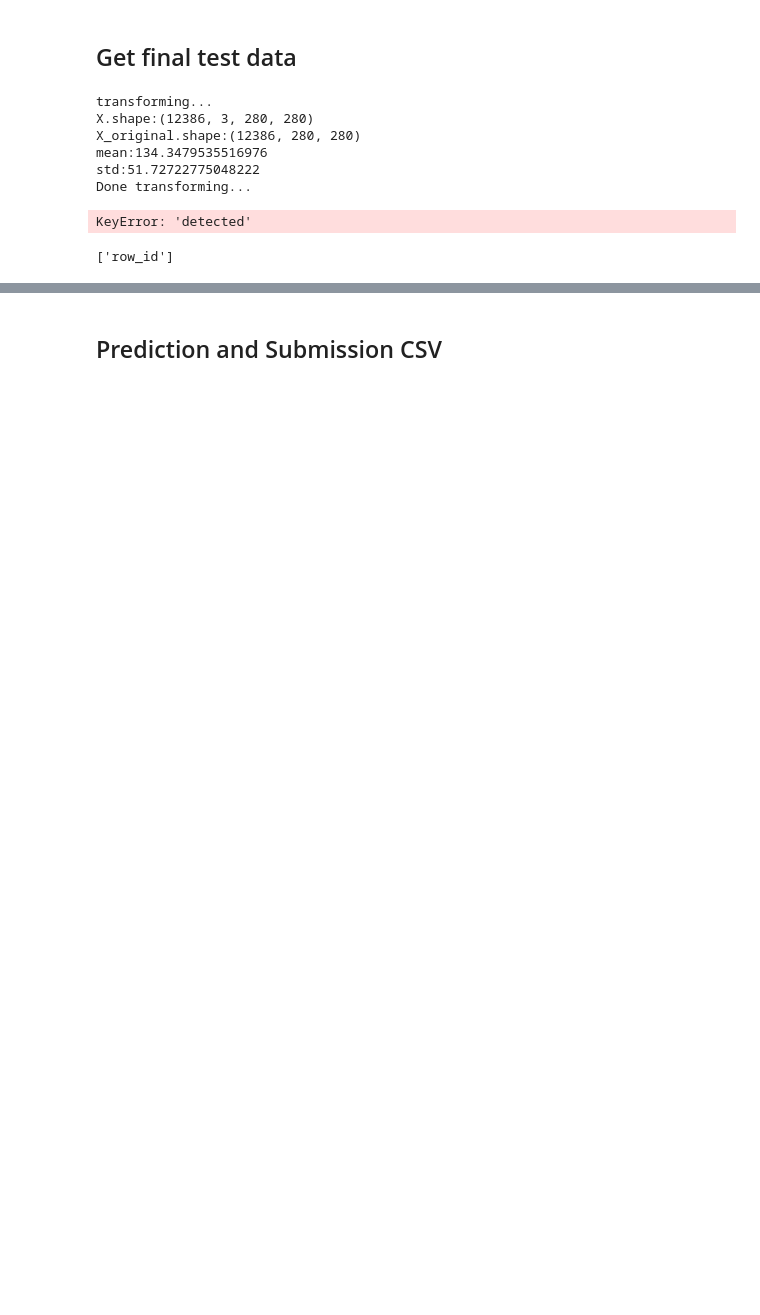
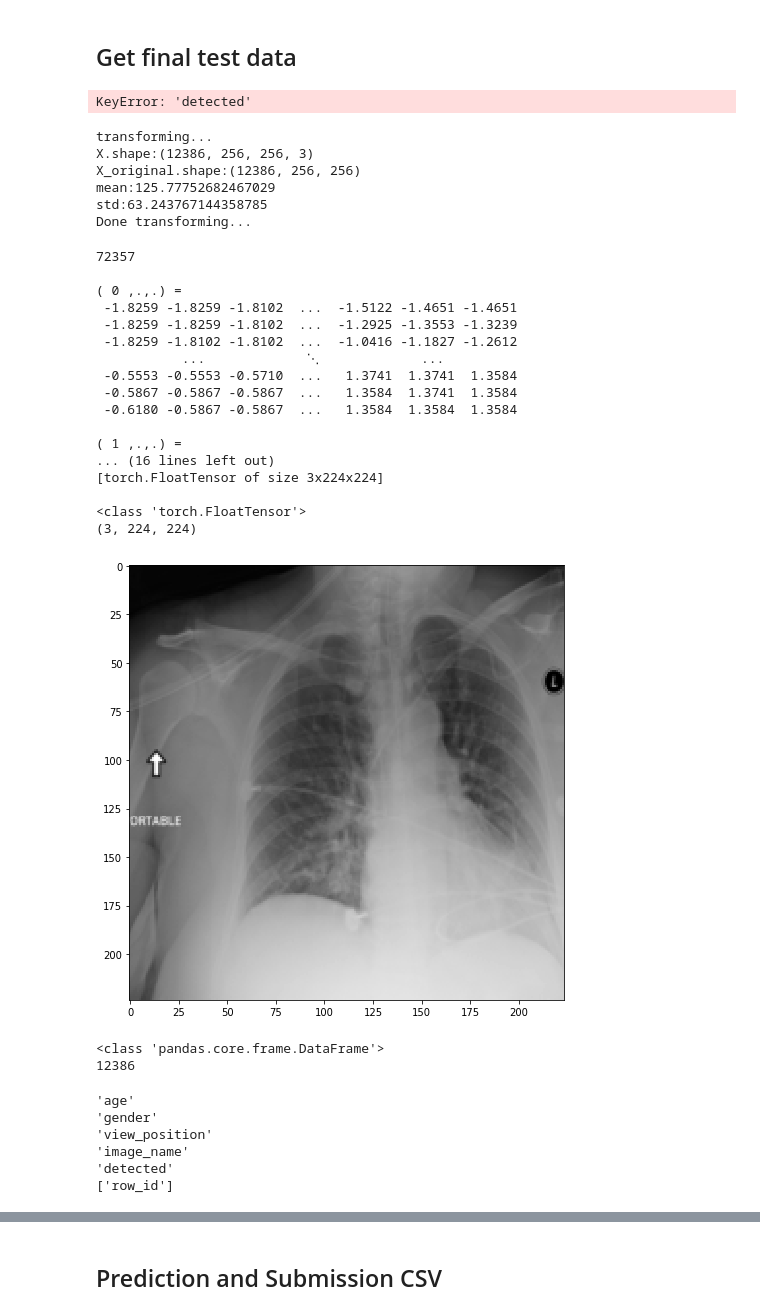
Before and after one commit to yanzhen0923/dl4cvproject, a Jupyter notebook: code/final_project.ipynb, the cells around one changed output, grey strips where cells are left out. Drawn from its saved outputs; the diff is of its cells as text; code cells hidden in the pictures; blank space fills up the shorter version.

```diff
--- a/code/final_project.ipynb
+++ b/code/final_project.ipynb
@@ -223,24 +271,56 @@ Test set accuracy: 0.314243
 # %% [markdown]
 ## Get final test data
-# %%
-from yz.data_utils import get_Cancer_datasets
-csv_full_name = '/home/hpc/pr92no/ga42cih2/Projects/dl4cvproject/data/test.csv'
-img_folder_full_name = '/home/hpc/pr92no/ga42cih2/Projects/dl4cvproject/data/test_400'
-test_X, csv_test = get_Cancer_datasets(csv_full_name=csv_full_name,img_folder_full_name=img_folder_full_name, mode='upload')
-# %% [output]
-transforming...
-X.shape:(12386, 3, 280, 280)
-X_original.shape:(12386, 280, 280)
-mean:134.3479535516976
-std:51.72722775048222
-Done transforming...
 # %%
 v = csv_test['detected'].values
 # %% [output]
 KeyError: 'detected'
+# %%
+from yz.data_utils import get_Cancer_datasets
+csv_full_name = '/home/hpc/pr92no/ga42cih2/Projects/dl4cvproject/data/test.csv'
+img_folder_full_name = '/home/hpc/pr92no/ga42cih2/Projects/dl4cvproject/data/test_256'
+test_X, csv_test = get_Cancer_datasets(csv_full_name=csv_full_name,img_folder_full_name=img_folder_full_name, mode='upload')
+# %% [output]
+transforming...
+X.shape:(12386, 256, 256, 3)
+X_original.shape:(12386, 256, 256)
+mean:125.77752682467029
+std:63.243767144358785
+Done transforming...
+# %%
+index = 2009
+img = test_X[index]
+print(torch.sum(img > 0))
+print(img)
+print(type(img))
+to_plot = img.cpu().numpy() #+ mean_image
+print(to_plot.shape)
+plt.imshow(to_plot[0])
+plt.show()
+# %% [output]
+72357
+
+( 0 ,.,.) =
+ -1.8259 -1.8259 -1.8102  ...  -1.5122 -1.4651 -1.4651
+ -1.8259 -1.8259 -1.8102  ...  -1.2925 -1.3553 -1.3239
+ -1.8259 -1.8102 -1.8102  ...  -1.0416 -1.1827 -1.2612
+           ...             ⋱             ...
+ -0.5553 -0.5553 -0.5710  ...   1.3741  1.3741  1.3584
+ -0.5867 -0.5867 -0.5867  ...   1.3584  1.3741  1.3584
+ -0.6180 -0.5867 -0.5867  ...   1.3584  1.3584  1.3584
+
+( 1 ,.,.) =
+... (16 lines left out)
+[torch.FloatTensor of size 3x224x224]
+
+<class 'torch.FloatTensor'>
+(3, 224, 224)
+[figure, added]
 # %%
 print(type(csv_test))
-print(test_X.size())
+print(len(test_X))
+# %% [output]
+<class 'pandas.core.frame.DataFrame'>
+12386
 # %%
 try:
     del csv_test['age']
@@ -260,10 +340,15 @@ except KeyError as e:
     print(e)
 try:
     del csv_test['detected']
-except KeryError as e:
+except KeyError as e:
     print(e)
 
 print(list(csv_test))
 # %% [output]
+'age'
+'gender'
+'view_position'
+'image_name'
+'detected'
 ['row_id']
 # %%
```
Also changed, not shown: parts of 10 cells of this notebook, 2 other files.
